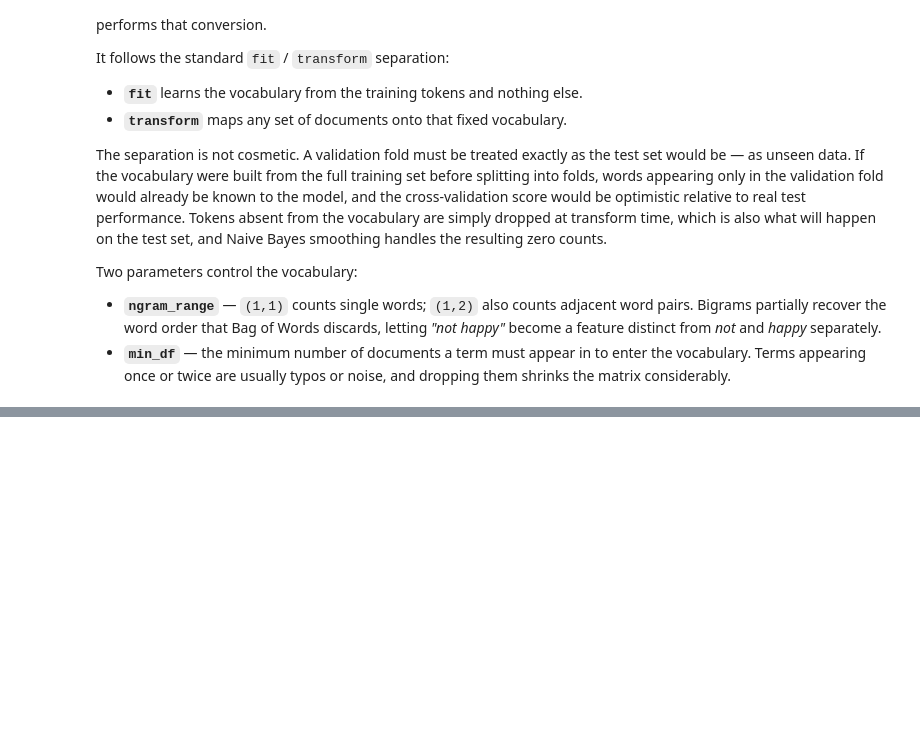
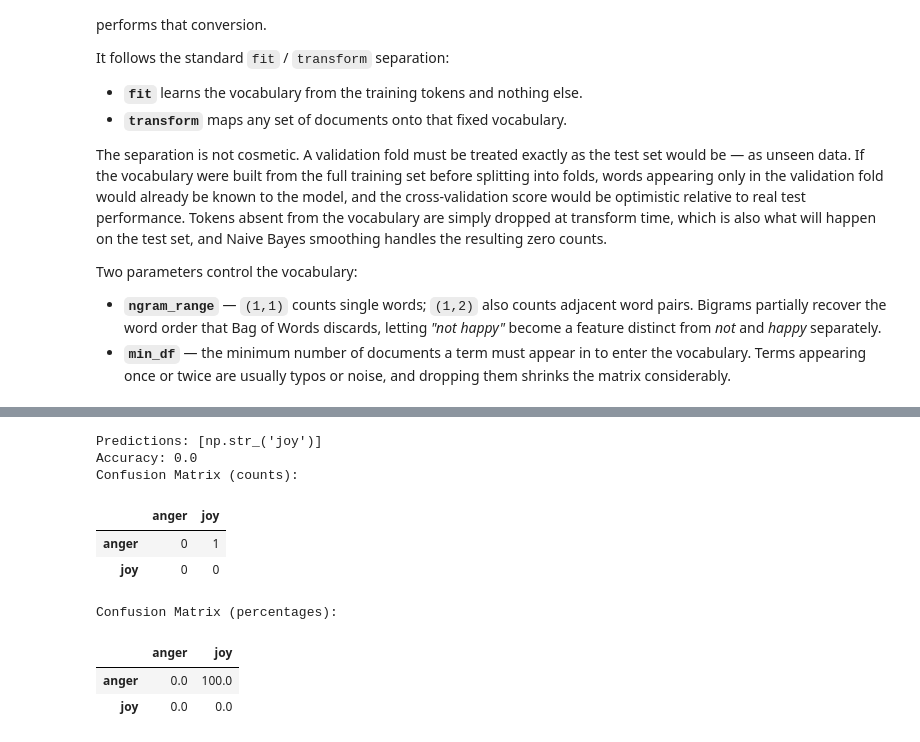
Before and after one commit to IdoAbadi/Machine-learning-course---Emotion-classification, a Jupyter notebook: emotion-classification.ipynb, the cells around one changed output, grey strips where cells are left out. Cells and saved outputs as stored; diff of their text form; code cells hidden in the pictures; blank space fills up the shorter version.

Commit message:
first implementation of naive bayes

```diff
--- a/emotion-classification.ipynb
+++ b/emotion-classification.ipynb
@@ -532,0 +788,36 @@ class BagOfWords:
+# %%
+# Example usage with toy data
+toy_train = [
+    ['i', 'am', 'feeling', 'happy'],
+    ['i', 'am', 'not', 'happy', 'happy'],
+]
+toy_labels = ['joy', 'anger']
+toy_test = [
+    ['i', 'am', 'furious'],          # 'furious' was never seen in training
+]
+toy_test_labels = ['anger']
+
+bow = BagOfWords(ngram_range=(1, 1), min_df=1)
+X_train = bow.fit_transform(toy_train)
+X_test = bow.transform(toy_test)
+
+nb = MultinomialNaiveBayes()
+nb.train(X_train, toy_labels)
+nb.priors()
+nb.likelihoods()
+
+predictions = nb.predict(X_test)
+print("Predictions:", predictions)
+print("Accuracy:", nb.accuracy(toy_test_labels, predictions))
+nb.print_confusion_matrix(toy_test_labels, predictions)
+# %% [output]
+Predictions: [np.str_('joy')]
+Accuracy: 0.0
+Confusion Matrix (counts):
+|  | anger | joy |
+| anger | 0 | 1 |
+| joy | 0 | 0 |
+Confusion Matrix (percentages):
+|  | anger | joy |
+| anger | 0.0 | 100.0 |
+| joy | 0.0 | 0.0 |
```
Also changed, not shown: parts of 7 cells of this notebook.
